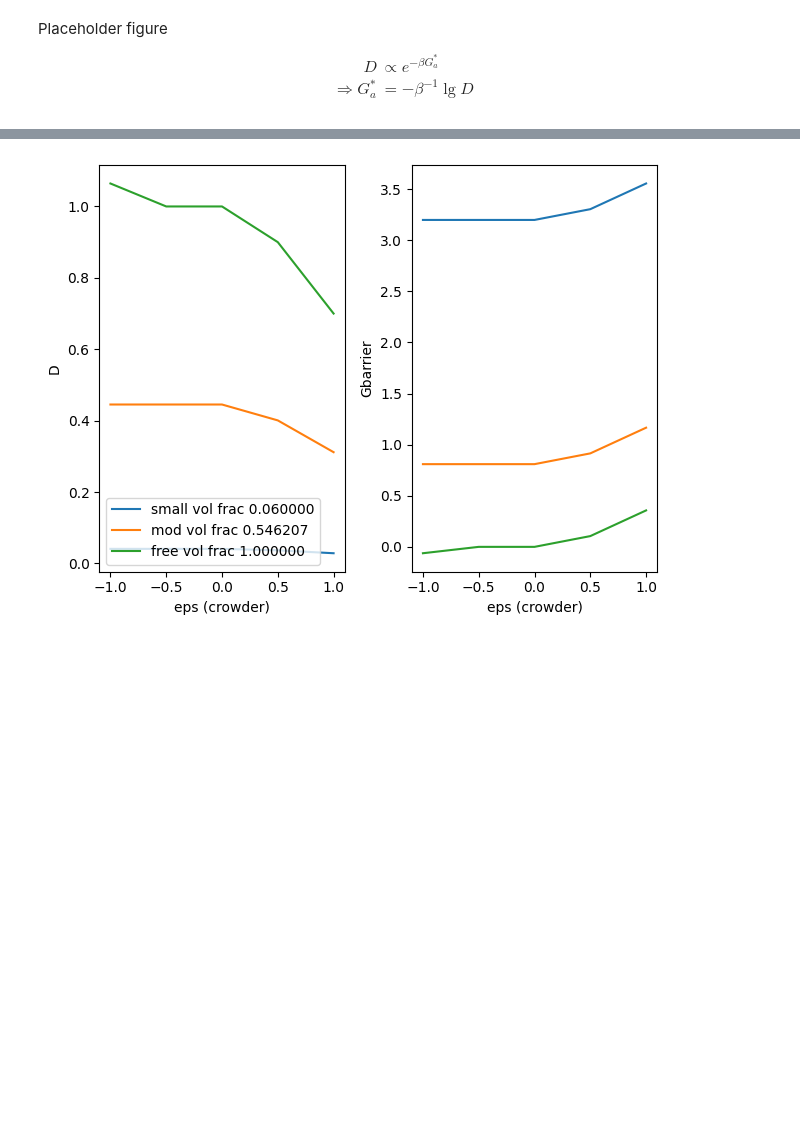
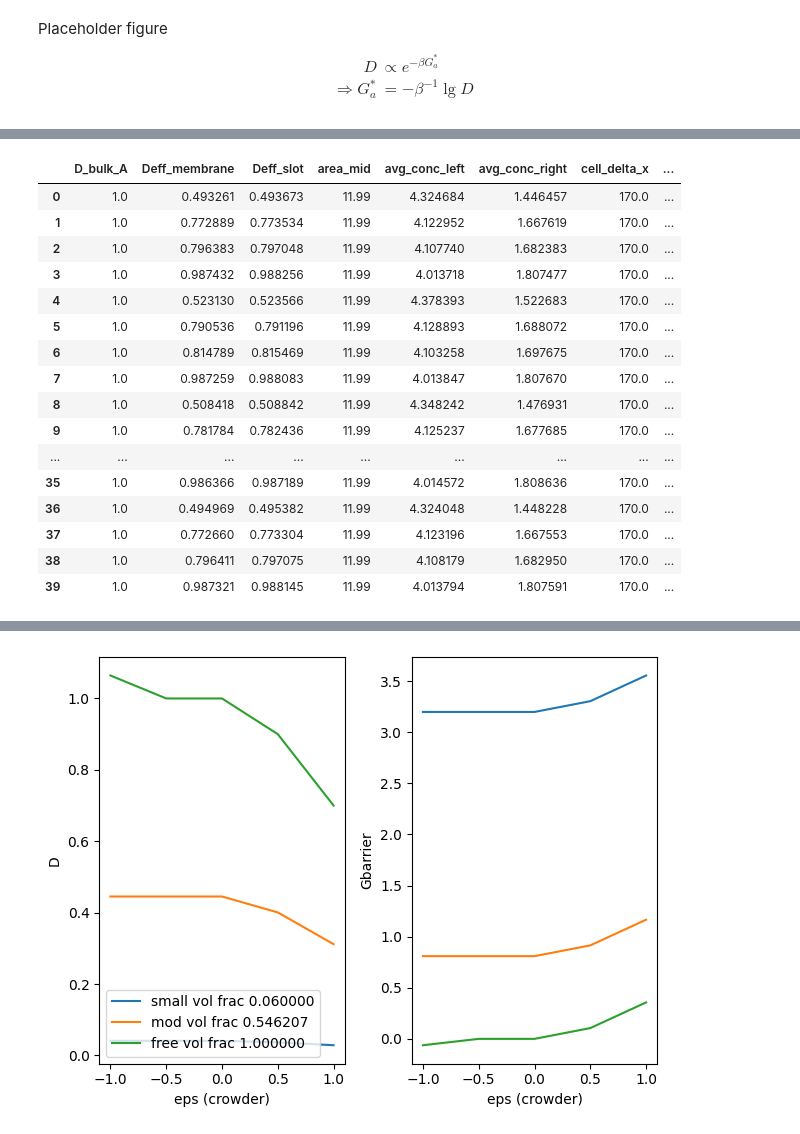
Before and after one commit to huskeypm/cellmigration, a Jupyter notebook: migration_paper.ipynb, the cells around one changed output, grey strips where cells are left out. Saved outputs shown, nothing was run; the diff lists cells and outputs as text; code cells hidden in the pictures; blank space fills up the shorter version.

```diff
--- a/migration_paper.ipynb
+++ b/migration_paper.ipynb
@@ -789,0 +784,23 @@ WARNING: PLACEHOLDER DATA
+# %%
+fileName = "output.csv"
+import pandas as pd
+df = pd.read_csv(fileName)
+df
+# %% [output]
+|  | D_bulk_A | Deff_membrane | Deff_slot | area_mid | avg_conc_left | avg_conc_right | cell_delta_x | ... |
+| 0 | 1.0 | 0.493261 | 0.493673 | 11.99 | 4.324684 | 1.446457 | 170.0 | ... |
+| 1 | 1.0 | 0.772889 | 0.773534 | 11.99 | 4.122952 | 1.667619 | 170.0 | ... |
+| 2 | 1.0 | 0.796383 | 0.797048 | 11.99 | 4.107740 | 1.682383 | 170.0 | ... |
+| 3 | 1.0 | 0.987432 | 0.988256 | 11.99 | 4.013718 | 1.807477 | 170.0 | ... |
+| 4 | 1.0 | 0.523130 | 0.523566 | 11.99 | 4.378393 | 1.522683 | 170.0 | ... |
+| 5 | 1.0 | 0.790536 | 0.791196 | 11.99 | 4.128893 | 1.688072 | 170.0 | ... |
+| 6 | 1.0 | 0.814789 | 0.815469 | 11.99 | 4.103258 | 1.697675 | 170.0 | ... |
+| 7 | 1.0 | 0.987259 | 0.988083 | 11.99 | 4.013847 | 1.807670 | 170.0 | ... |
+| 8 | 1.0 | 0.508418 | 0.508842 | 11.99 | 4.348242 | 1.476931 | 170.0 | ... |
+| 9 | 1.0 | 0.781784 | 0.782436 | 11.99 | 4.125237 | 1.677685 | 170.0 | ... |
+| ... | ... | ... | ... | ... | ... | ... | ... | ... |
+| 35 | 1.0 | 0.986366 | 0.987189 | 11.99 | 4.014572 | 1.808636 | 170.0 | ... |
+| 36 | 1.0 | 0.494969 | 0.495382 | 11.99 | 4.324048 | 1.448228 | 170.0 | ... |
+| 37 | 1.0 | 0.772660 | 0.773304 | 11.99 | 4.123196 | 1.667553 | 170.0 | ... |
+| 38 | 1.0 | 0.796411 | 0.797075 | 11.99 | 4.108179 | 1.682950 | 170.0 | ... |
+| 39 | 1.0 | 0.987321 | 0.988145 | 11.99 | 4.013794 | 1.807591 | 170.0 | ... |
```
Also changed, not shown: parts of 9 cells of this notebook.
